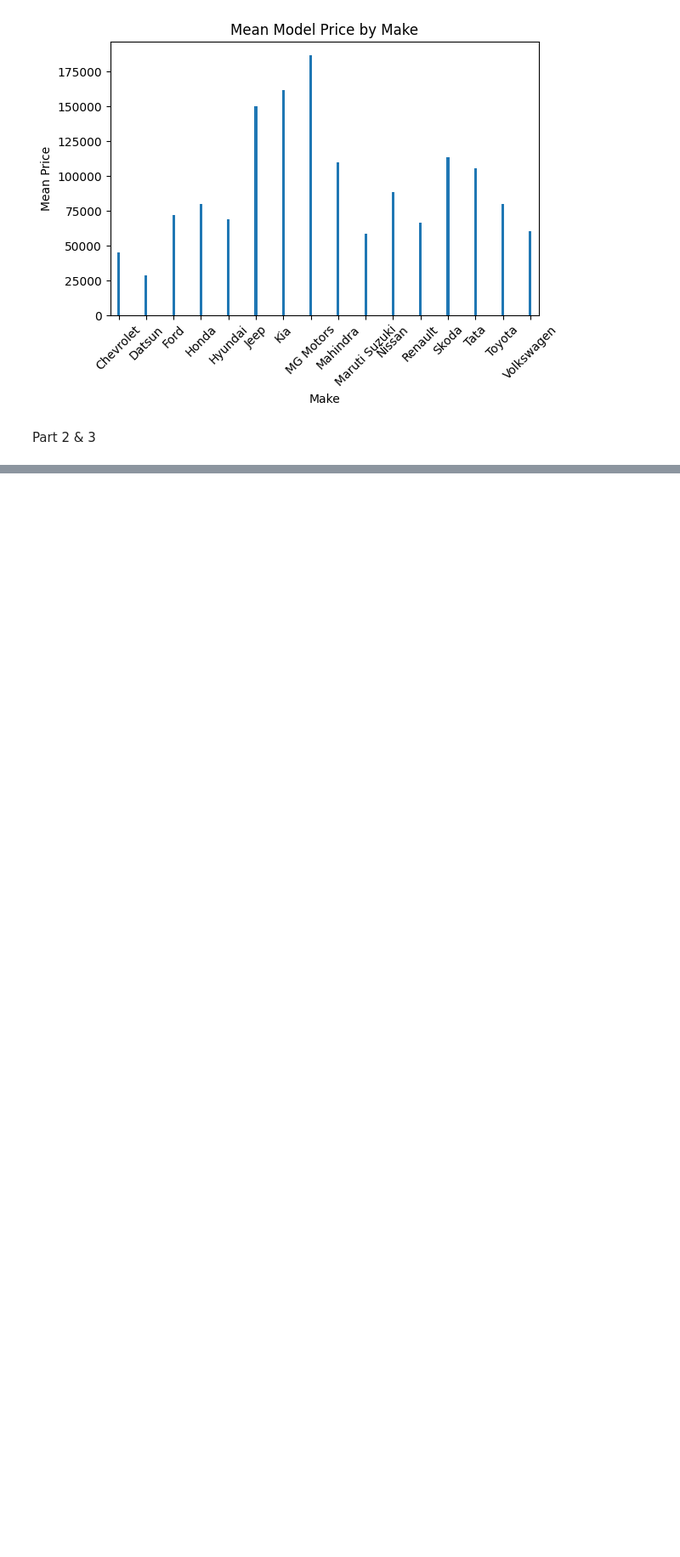
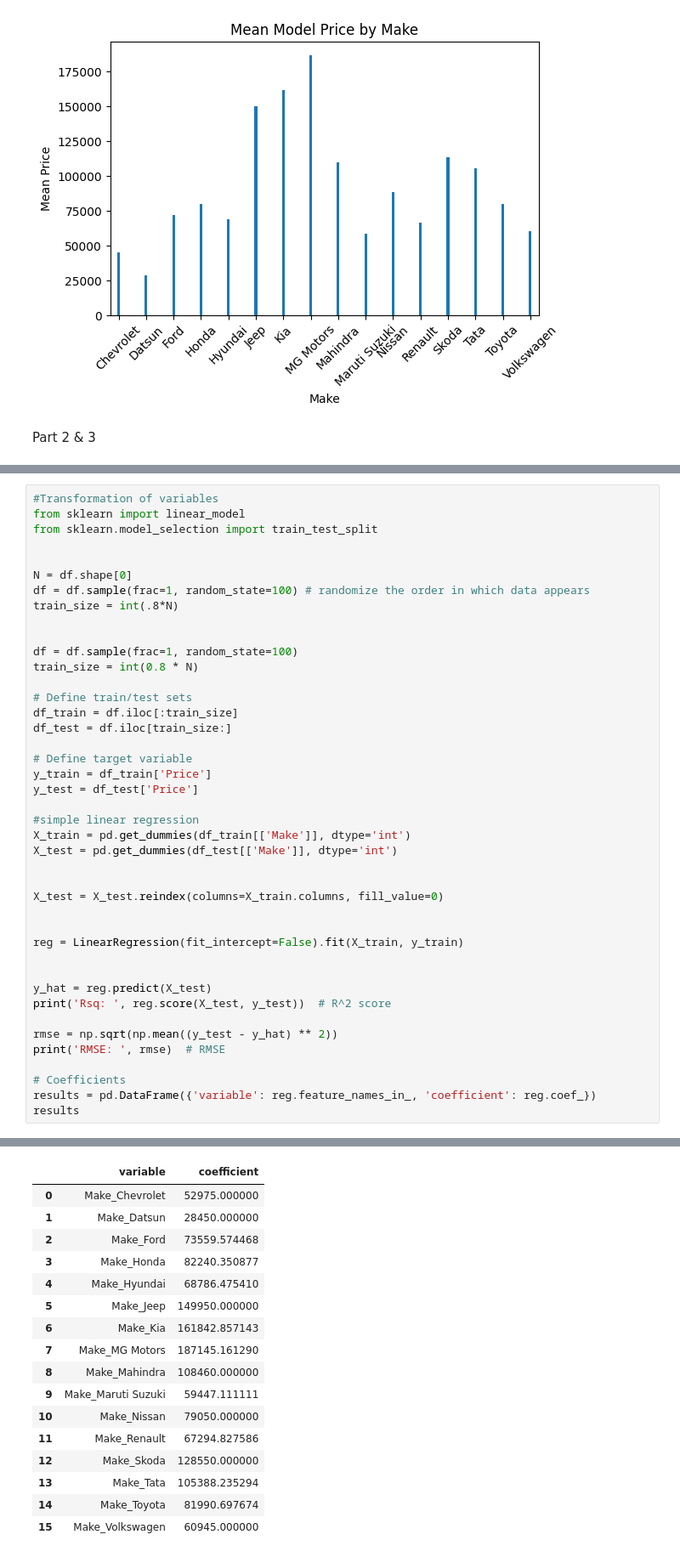
Before and after one commit to arooshasolomon/DS3001-labs, a Jupyter notebook: 04_hedonic_pricing/04_hedonic_pricing.ipynb, the cells around one changed output, grey strips where cells are left out. Shown: that part at 85% size. Cells and saved outputs as stored; diff of their text form; blank space fills up the shorter version.

```diff
--- a/04_hedonic_pricing/04_hedonic_pricing.ipynb
+++ b/04_hedonic_pricing/04_hedonic_pricing.ipynb
@@ -69,0 +64,43 @@ y_test = df_test['Price']
+# %%
+#Transformation of variables
+from sklearn import linear_model
+from sklearn.model_selection import train_test_split
+
+
+N = df.shape[0]
+df = df.sample(frac=1, random_state=100) # randomize the order in which data appears
+train_size = int(.8*N)
+
+
+df = df.sample(frac=1, random_state=100)
+train_size = int(0.8 * N)
+
+# Define train/test sets
+df_train = df.iloc[:train_size]
+df_test = df.iloc[train_size:]
+
+# Define target variable
+y_train = df_train['Price']
+y_test = df_test['Price']
+
+#simple linear regression
+X_train = pd.get_dummies(df_train[['Make']], dtype='int')
+X_test = pd.get_dummies(df_test[['Make']], dtype='int')
+
+
+X_test = X_test.reindex(columns=X_train.columns, fill_value=0)
+
+
+reg = LinearRegression(fit_intercept=False).fit(X_train, y_train)
+
+
+y_hat = reg.predict(X_test)
+print('Rsq: ', reg.score(X_test, y_test))  # R^2 score
+
+rmse = np.sqrt(np.mean((y_test - y_hat) ** 2))
+print('RMSE: ', rmse)  # RMSE
+
+# Coefficients
+results = pd.DataFrame({'variable': reg.feature_names_in_, 'coefficient': reg.coef_})
+results
+# %% [output]
@@ -69,0 +109,17 @@ y_test = df_test['Price']
+|  | variable | coefficient |
+| 0 | Make_Chevrolet | 52975.000000 |
+| 1 | Make_Datsun | 28450.000000 |
+| 2 | Make_Ford | 73559.574468 |
+| 3 | Make_Honda | 82240.350877 |
+| 4 | Make_Hyundai | 68786.475410 |
+| 5 | Make_Jeep | 149950.000000 |
+| 6 | Make_Kia | 161842.857143 |
+| 7 | Make_MG Motors | 187145.161290 |
+| 8 | Make_Mahindra | 108460.000000 |
+| 9 | Make_Maruti Suzuki | 59447.111111 |
+| 10 | Make_Nissan | 79050.000000 |
+| 11 | Make_Renault | 67294.827586 |
+| 12 | Make_Skoda | 128550.000000 |
+| 13 | Make_Tata | 105388.235294 |
+| 14 | Make_Toyota | 81990.697674 |
+| 15 | Make_Volkswagen | 60945.000000 |
```
Also changed, not shown: parts of 4 cells of this notebook.
